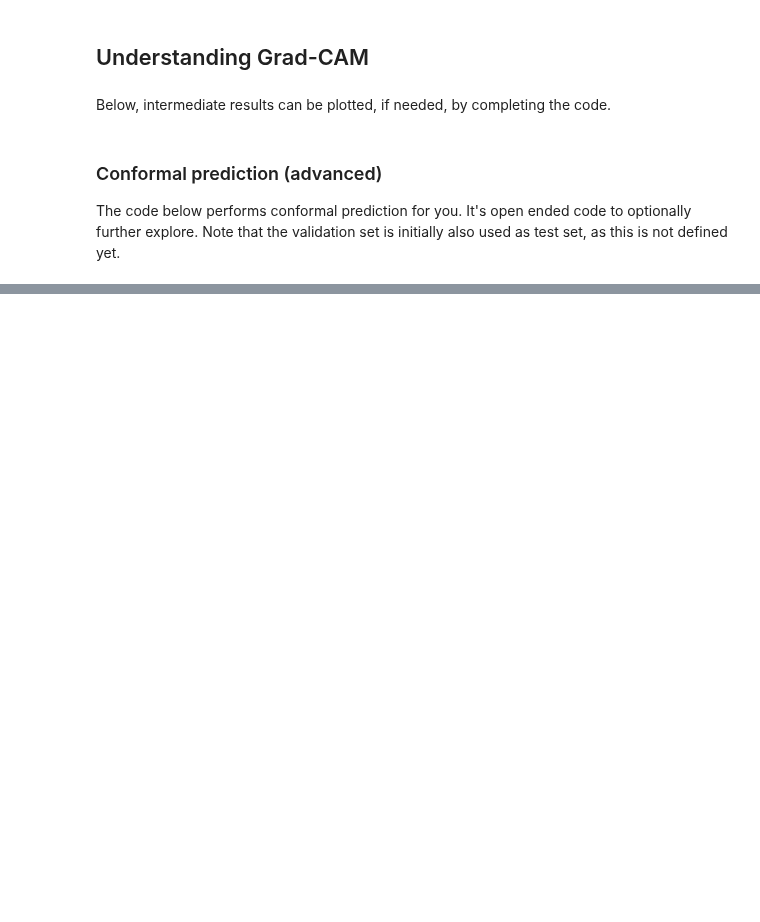
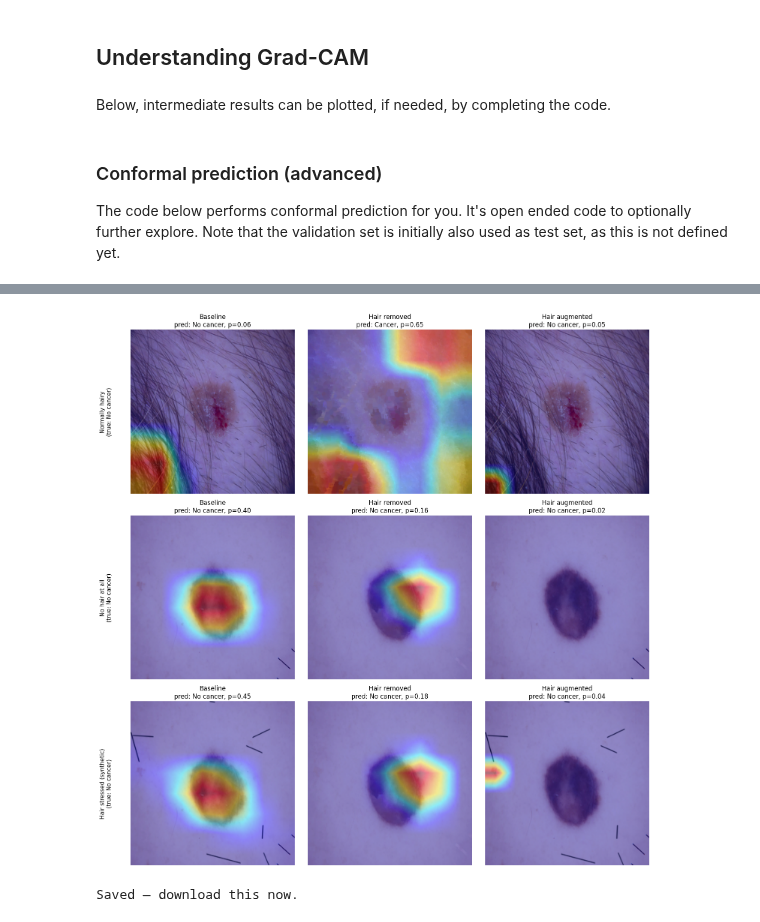
Before and after one commit to elenaps26/melanoma-detection-group12, a Jupyter notebook: test-melanoma-students.ipynb, the cells around one changed output, grey strips where cells are left out. Drawn from its saved outputs; the diff is of its cells as text; code cells hidden in the pictures; blank space fills up the shorter version.

```diff
--- a/test-melanoma-students.ipynb
+++ b/test-melanoma-students.ipynb
@@ -582,0 +1355,43 @@ Average prediction set size: 1.653 (1.0 = fully confident, 2.0 = "don't know")
+# %%
+test_files = sorted(glob.glob(os.path.join(config['test_data_dir'], 'img*.nii')))
+
+hairy_idx = 101
+hairy_img = load_test_image(hairy_idx)
+hairy_label = int(test_files[hairy_idx].split('.')[0][-1])
+
+clean_idx = 325
+clean_img = load_test_image(clean_idx)
+clean_label = int(test_files[clean_idx].split('.')[0][-1])
+
+stressed_img = add_synthetic_hair(clean_img, n_hairs=8)
+# %%
+image_variants = [
+    ("Normally hairy", hairy_img, hairy_label),
+    ("No hair at all", clean_img, clean_label),
+    ("Hair stressed (synthetic)", stressed_img, clean_label),
+]
+
+models_ordered = [
+    ("Baseline", model_baseline, False),
+    ("Hair removed", model_hairremoval, True),
+    ("Hair augmented", model_hairaug, False),
+]
+
+fig, axes = plt.subplots(len(image_variants), len(models_ordered), figsize=(15, 5*len(image_variants)))
+
+for row, (variant_name, img, true_label) in enumerate(image_variants):
+    for col, (model_name, model, apply_removal) in enumerate(models_ordered):
+        overlay, prob = predict_and_gradcam(model, img, device, config, apply_hair_removal=apply_removal)
+        axes[row, col].imshow(overlay)
+        axes[row, col].set_title(f'{model_name}\npred: {"Cancer" if prob>0.5 else "No cancer"}, p={prob:.2f}')
+        axes[row, col].axis('off')
+    axes[row, 0].text(-0.15, 0.5, f'{variant_name}\n(true: {"Cancer" if true_label else "No cancer"})',
+                       transform=axes[row, 0].transAxes, rotation=90, va='center', ha='center', fontsize=11)
+
+plt.tight_layout()
+plt.savefig('/kaggle/working/gradcam_grid.png', dpi=200, bbox_inches='tight')
+plt.show()
+print("Saved — download this now.")
+# %% [output]
+[figure, added]
+Saved — download this now.
```
Also changed, not shown: parts of 58 cells of this notebook.
